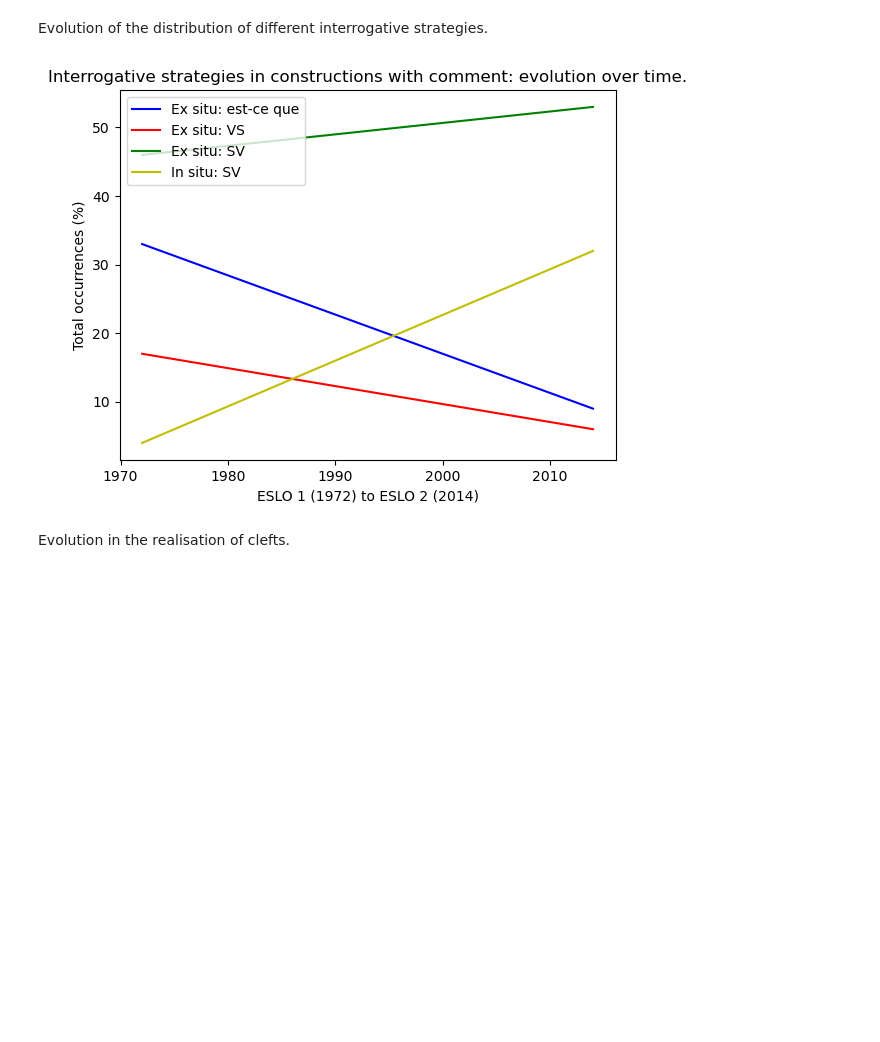
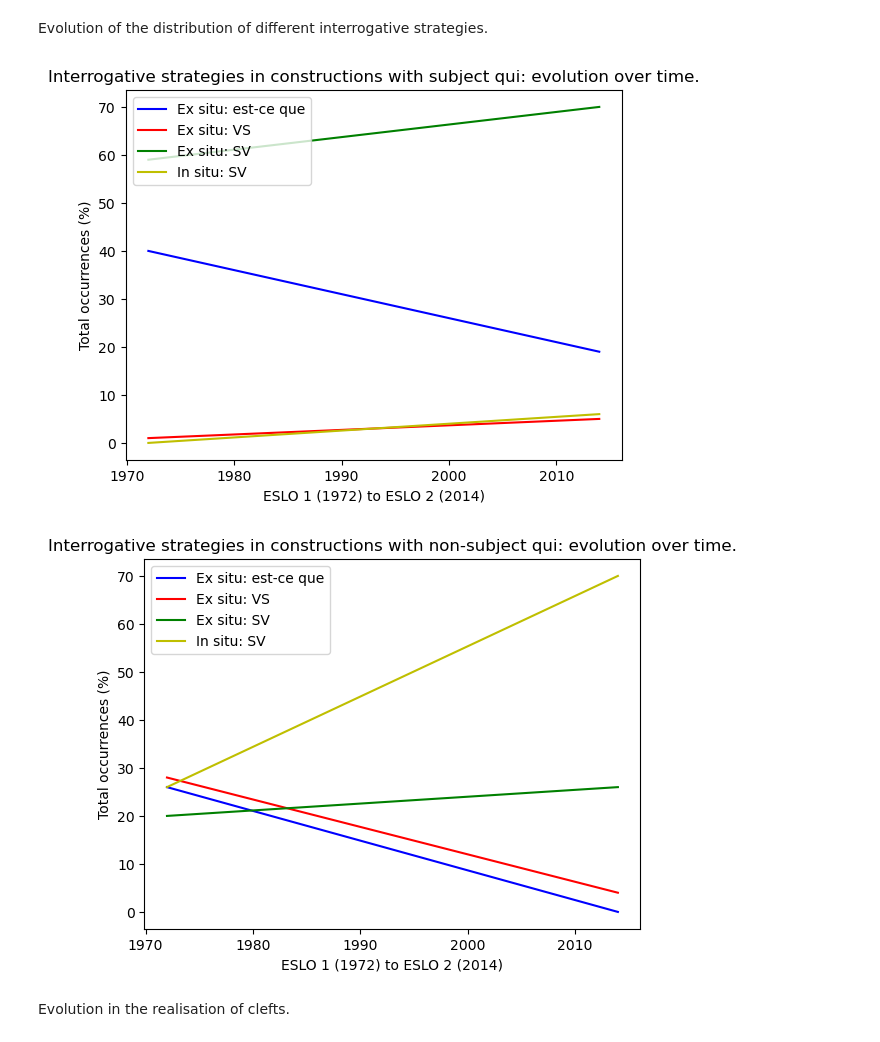
Before and after one commit to CaterinaBi/parameters-corpus-work, a Jupyter notebook: data/ESLO/visualisations/visualisations_qui.ipynb, the cells around one changed output. Saved outputs shown, nothing was run; the diff lists cells and outputs as text; code cells hidden in the pictures; blank space fills up the shorter version.

Commit message:
Implements code for 'qui' visualisations

```diff
--- a/data/ESLO/visualisations/visualisations_qui.ipynb
+++ b/data/ESLO/visualisations/visualisations_qui.ipynb
@@ -8,18 +8,22 @@ Evolution of the distribution of interrogative structures in constructions with
 # %%
-# comment in situ
+# qui in situ
 x = [1972, 2014]
-y = [4, 32]
+y = [0, 6]
+
+x2 = [1972, 2014]
+y2 = [26, 70]
 
 for i in range(0, len(x), 2):
-    plt.plot(x, y, "-b", label="Wh-in situ")
+    plt.plot(x, y, "-b", label="Qui S in situ")
+    plt.plot(x2, y2, "-b", label="Qui non-S in situ")
 
 # define legend
 plt.legend(loc="upper left")
 
 # define labels
 plt.xlabel('ESLO 1 (1972) to ESLO 2 (2014)')
-plt.ylabel('Total occurrences of wh-in situ (%)')
-plt.title('Comment in situ: evolution over time.')
+plt.ylabel('Total occurrences of qui in situ (%)')
+plt.title('Qui in situ: evolution over time.')
 
 # display the plot
 plt.show()
@@ -57,36 +85,68 @@ Evolution of the distribution of different interrogative strategies.
 # %%
 # Total occurrences of different interrogative strategies
 
 x1 = [1972, 2014] # ex situ est-ce que
-y1 = [33, 9]
+y1 = [40, 19]
 
 x2 = [1972, 2014] # ex situ VS
-y2 = [17, 6]
+y2 = [1, 5]
 
 x3 = [1972, 2014] # ex situ sv
-y3 = [46, 53]
+y3 = [59, 70]
 
 x4 = [1972, 2014] # in situ
-y4 = [4, 32]
+y4 = [0, 6]
 
 for i in range(0, len(x), 2):
     plt.plot(x1, y1, "-b", label="Ex situ: est-ce que")
     plt.plot(x2, y2, "-r", label="Ex situ: VS")
     plt.plot(x3, y3, "-g", label="Ex situ: SV")
     plt.plot(x4, y4, "-y", label="In situ: SV")
 
 # define legend
 plt.legend(loc="upper left")
 
 # define labels
 plt.xlabel('ESLO 1 (1972) to ESLO 2 (2014)')
 plt.ylabel('Total occurrences (%)')
-plt.title('Interrogative strategies in constructions with comment: evolution over time.')
+plt.title('Interrogative strategies in constructions with subject qui: evolution over time.')
 
 # display the plot
 plt.show()
+
+# non-subject
+
+x1 = [1972, 2014] # ex situ est-ce que
+y1 = [26, 0]
+
+x2 = [1972, 2014] # ex situ VS
+y2 = [28, 4]
+
+x3 = [1972, 2014] # ex situ sv
+y3 = [20, 26]
+
+x4 = [1972, 2014] # in situ
+y4 = [26, 70]
+
+for i in range(0, len(x), 2):
+    plt.plot(x1, y1, "-b", label="Ex situ: est-ce que")
+    plt.plot(x2, y2, "-r", label="Ex situ: VS")
+    plt.plot(x3, y3, "-g", label="Ex situ: SV")
+    plt.plot(x4, y4, "-y", label="In situ: SV")
+
+# define legend
+plt.legend(loc="upper left")
+
+# define labels
+plt.xlabel('ESLO 1 (1972) to ESLO 2 (2014)')
+plt.ylabel('Total occurrences (%)')
+plt.title('Interrogative strategies in constructions with non-subject qui: evolution over time.')
+
+# display the plot
+plt.show()
 # %% [output]
-[figure, old version]
+[figure, new version]
+[figure, added]
 # %% [markdown]
 Evolution in the realisation of clefts.
 # %%
```
Also changed, not shown: parts of 4 cells of this notebook, 10 other files.
